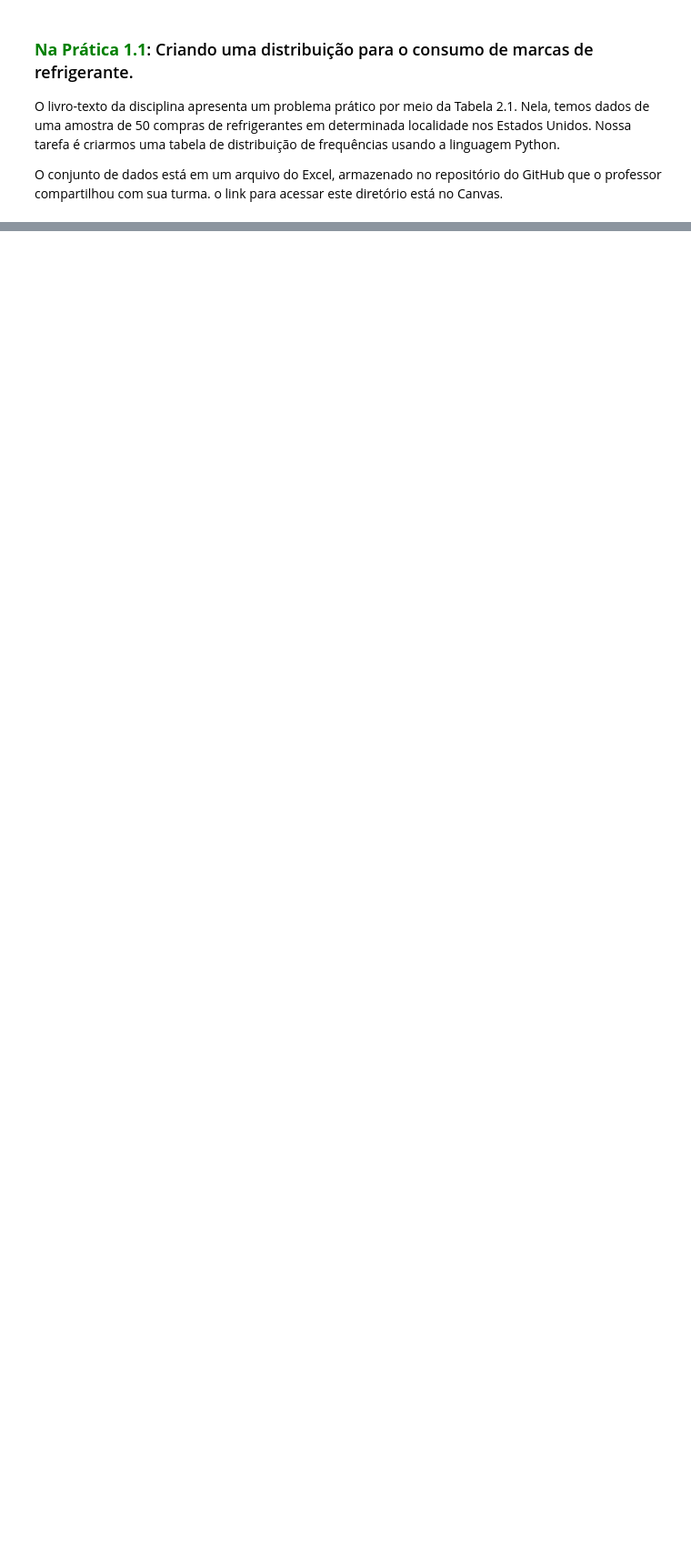
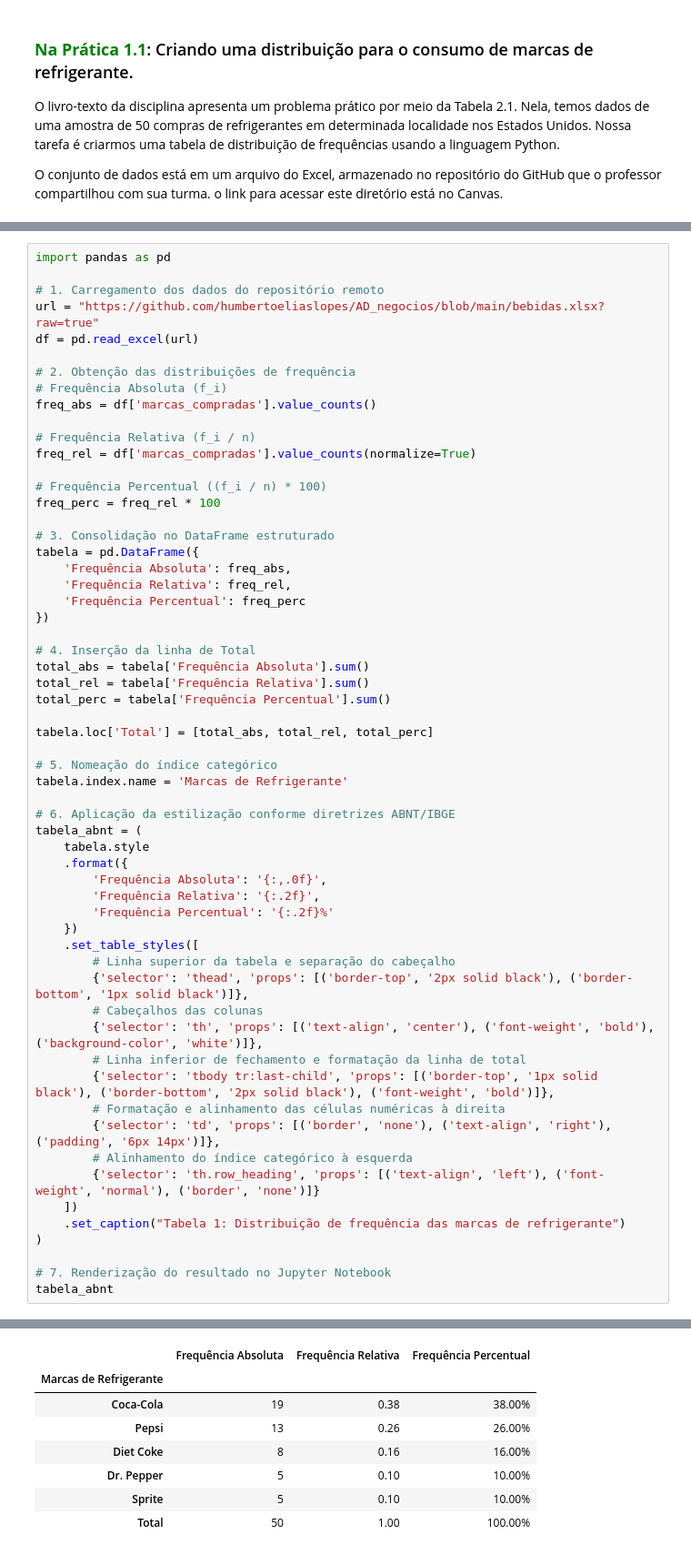
Before and after one commit to humbertoeliaslopes/AD_negocios, a Jupyter notebook: AD_Notebook-1.ipynb, the cells around one changed output, grey strips where cells are left out. Shown at 91% size. Saved outputs shown, nothing was run; the diff lists cells and outputs as text; blank space fills up the shorter version.

```diff
--- a/AD_Notebook-1.ipynb
+++ b/AD_Notebook-1.ipynb
@@ -117,0 +69,60 @@ type(x)
+# %%
+import pandas as pd
+
+# 1. Carregamento dos dados do repositório remoto
+url = "https://github.com/humbertoeliaslopes/AD_negocios/blob/main/bebidas.xlsx?raw=true"
+df = pd.read_excel(url)
+
+# 2. Obtenção das distribuições de frequência
+# Frequência Absoluta (f_i)
+freq_abs = df['marcas_compradas'].value_counts()
+
+# Frequência Relativa (f_i / n)
+freq_rel = df['marcas_compradas'].value_counts(normalize=True)
+
+# Frequência Percentual ((f_i / n) * 100)
+freq_perc = freq_rel * 100
+
+# 3. Consolidação no DataFrame estruturado
+tabela = pd.DataFrame({
+    'Frequência Absoluta': freq_abs,
+    'Frequência Relativa': freq_rel,
+    'Frequência Percentual': freq_perc
+})
+
+# 4. Inserção da linha de Total
+total_abs = tabela['Frequência Absoluta'].sum()
+total_rel = tabela['Frequência Relativa'].sum()
+total_perc = tabela['Frequência Percentual'].sum()
+
+tabela.loc['Total'] = [total_abs, total_rel, total_perc]
+
+# 5. Nomeação do índice categórico
+tabela.index.name = 'Marcas de Refrigerante'
+
+# 6. Aplicação da estilização conforme diretrizes ABNT/IBGE
+tabela_abnt = (
+    tabela.style
+    .format({
+        'Frequência Absoluta': '{:,.0f}',
+        'Frequência Relativa': '{:.2f}',
+        'Frequência Percentual': '{:.2f}%'
+    })
+    .set_table_styles([
+        # Linha superior da tabela e separação do cabeçalho
+        {'selector': 'thead', 'props': [('border-top', '2px solid black'), ('border-bottom', '1px solid black')]},
+        # Cabeçalhos das colunas
+        {'selector': 'th', 'props': [('text-align', 'center'), ('font-weight', 'bold'), ('background-color', 'white')]},
+        # Linha inferior de fechamento e formatação da linha de total
+        {'selector': 'tbody tr:last-child', 'props': [('border-top', '1px solid black'), ('border-bottom', '2px solid black'), ('font-weight', 'bold')]},
+        # Formatação e alinhamento das células numéricas à direita
+        {'selector': 'td', 'props': [('border', 'none'), ('text-align', 'right'), ('padding', '6px 14px')]},
+        # Alinhamento do índice categórico à esquerda
+        {'selector': 'th.row_heading', 'props': [('text-align', 'left'), ('font-weight', 'normal'), ('border', 'none')]}
+    ])
+    .set_caption("Tabela 1: Distribuição de frequência das marcas de refrigerante")
+)
+
+# 7. Renderização do resultado no Jupyter Notebook
+tabela_abnt
+# %% [output]
@@ -117,0 +130,8 @@ type(x)
+|  | Frequência Absoluta | Frequência Relativa | Frequência Percentual |
+| Marcas de Refrigerante |  |  |  |
+| Coca-Cola | 19 | 0.38 | 38.00% |
+| Pepsi | 13 | 0.26 | 26.00% |
+| Diet Coke | 8 | 0.16 | 16.00% |
+| Dr. Pepper | 5 | 0.10 | 10.00% |
+| Sprite | 5 | 0.10 | 10.00% |
+| Total | 50 | 1.00 | 100.00% |
```
Also changed, not shown: parts of 37 cells of this notebook, 2 other files.
